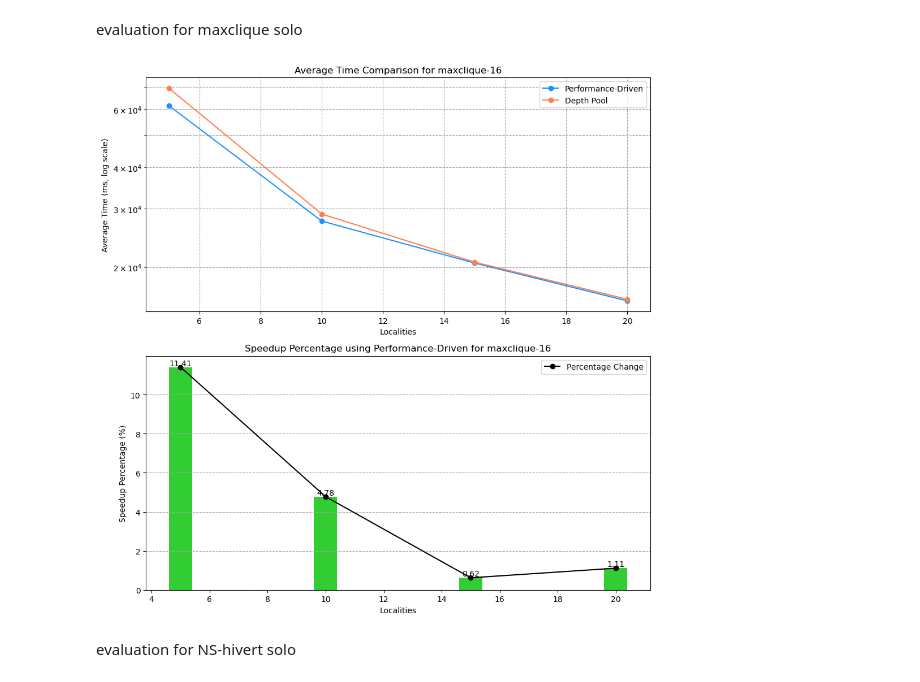
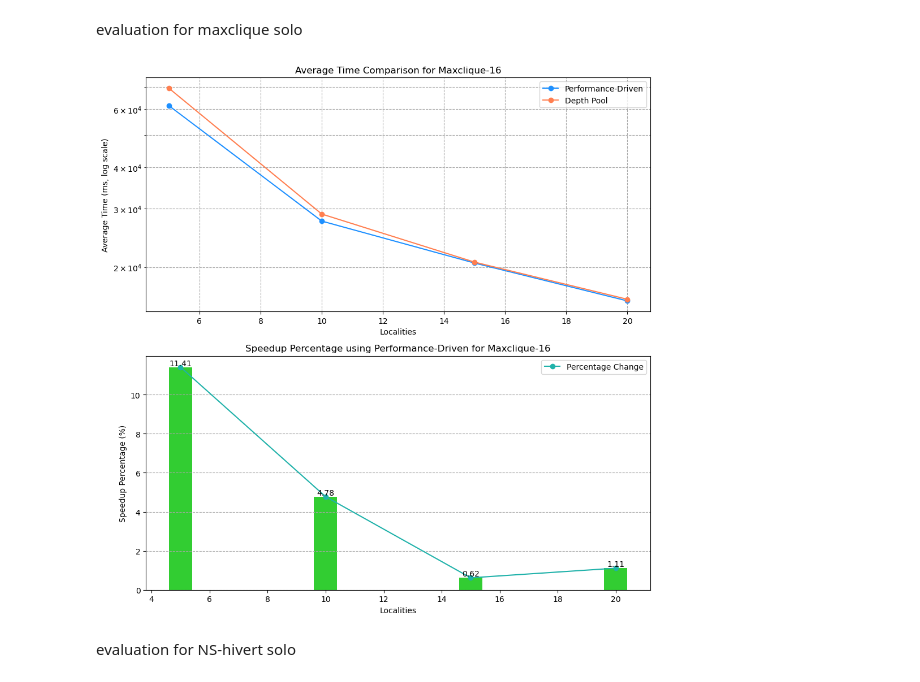
Before and after one commit to shadowxiehao/YewPar_dissertation, a Jupyter notebook: ref/evaluation_code.ipynb, the cells around one changed output. Saved outputs shown, nothing was run; the diff lists cells and outputs as text; code cells hidden in the pictures.

```diff
--- a/ref/evaluation_code.ipynb
+++ b/ref/evaluation_code.ipynb
@@ -31,38 +31,38 @@ avg_dpw_times = [np.mean(times) for times in dpw_times]
 speedup_percentages = [(dpw - pdw) / dpw * 100 for dpw, pdw in zip(avg_dpw_times, avg_pdw_times)]
 
 # Adjusting the titles, colors, and the y-axis scaling for the average time graph
 
 fig, (ax1, ax2) = plt.subplots(2, 1, figsize=(10, 10))
 
 # Plotting the time difference for each locality with a logarithmic scale
 ax1.plot(localities, avg_pdw_times, marker='o', label='Performance-Driven', color='dodgerblue')
 ax1.plot(localities, avg_dpw_times, marker='o', label='Depth Pool', color='coral')
 ax1.set_yscale('log')
 ax1.set_xlabel('Localities')
 ax1.set_ylabel('Average Time (ms, log scale)')
-ax1.set_title('Average Time Comparison for maxclique-16')
+ax1.set_title('Average Time Comparison for Maxclique-16')
 ax1.legend()
 ax1.grid(True, which="both", ls="--", c='0.65')
 
 # Plotting the speedup percentages
 bars = ax2.bar(localities, speedup_percentages, color=['limegreen' if percent > 0 else 'tomato' for percent in speedup_percentages])
-ax2.plot(localities, speedup_percentages, marker='o', color='black', label='Percentage Change')
+ax2.plot(localities, speedup_percentages, marker='o', color='lightseagreen', label='Percentage Change')
 ax2.set_xlabel('Localities')
 ax2.set_ylabel('Speedup Percentage (%)')
-ax2.set_title('Speedup Percentage using Performance-Driven for maxclique-16')
+ax2.set_title('Speedup Percentage using Performance-Driven for Maxclique-16')
 ax2.legend()
 ax2.grid(True, axis='y', ls="--", c='0.65')
 
 # Annotating the bars with their respective percentages
 for bar in bars:
     yval = bar.get_height()
     ax2.text(bar.get_x() + bar.get_width()/2, yval, round(yval, 2), ha='center', va='bottom', color='black')
 
 plt.tight_layout()
-#plt.savefig("../image/time_comparison_max_solo.pdf")
+plt.savefig("../images/time_comparison_max_solo.pdf")
 plt.show()
 # %% [output]
-[figure, old version]
+[figure, new version]
 # %% [markdown]
 evaluation for NS-hivert solo
 # %%
```
Also changed, not shown: parts of 3 cells of this notebook, 5 other files.
